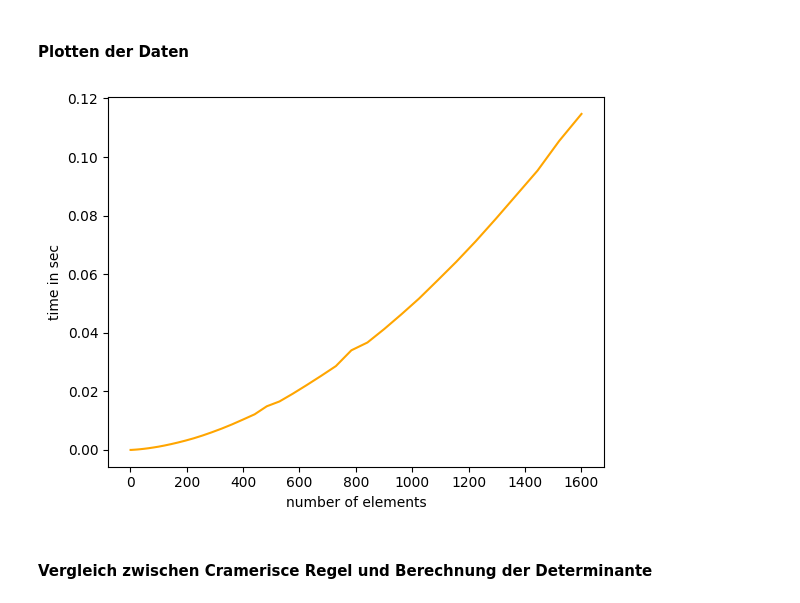
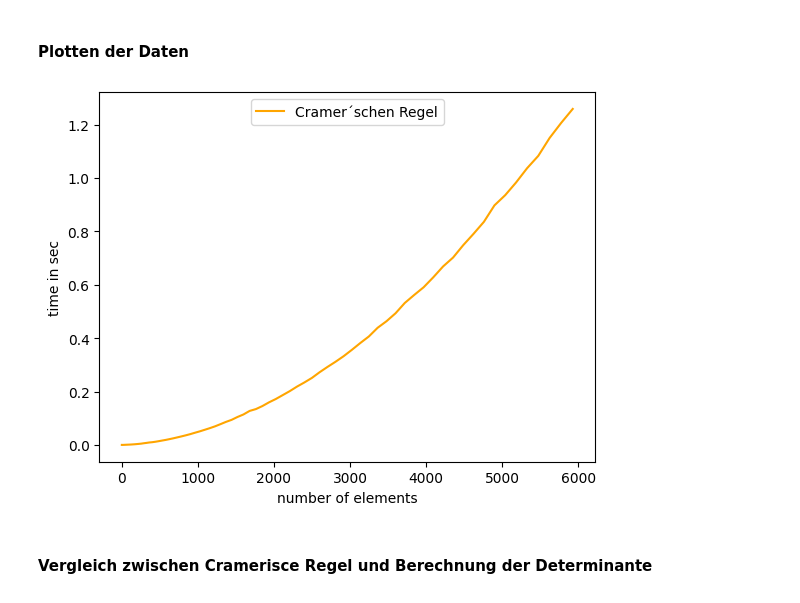
Before and after one commit to FelixWoRe/mathe-cramersche-regel, a Jupyter notebook: mathe.ipynb, the cells around one changed output. Drawn from its saved outputs; the diff is of its cells as text; code cells hidden in the pictures.

```diff
--- a/mathe.ipynb
+++ b/mathe.ipynb
@@ -75,3 +75,16 @@ test = cramerische_regel(matrix, loesung)
 print(test)
 # %% [output]
 [6.25, -3.75, 2.5000000000000004]
+# %%
+# Beispielrechung (Rechenfehler)
+matrix = [[92388, 58526, 17401], [75621, 4783, 98154], [26878, 26427, 50936]]
+loesung = [39662, 58691, 90459]
+print('Originalmatrix: ',matrix, '\nLösungsvektor:', loesung)
+for i in range(len(matrix)): # calculate the solution with cramer's rule
+    new_matrix = copy.deepcopy(matrix)
+    for j in range(len(matrix)): # replace the column with the solution
+        new_matrix[i][j] = loesung[j]
+    print('\n'+str(i + 1)+'.', 'UnterMatrix:',new_matrix)
+    print('DetA_'+str(i + 1)+' =',calc_determinant(new_matrix))
+result_cra = cramerische_regel(matrix, loesung)
+print('\nLösung:', result_cra)
@@ -109,25 +136,27 @@ def gen_test_matrix_mit_loesung(size): # fuction to generate test data with solu
     return data, result
 # %%
 # generate test data and caculate the mean
+matrix_size = 77
 data, result = gen_test_matrix_mit_loesung(matrix_size)
-for i in range(100):
+for i in range(0):
     new_data, new_result = gen_test_matrix_mit_loesung(matrix_size)
     for j in range(len(data)):
         data[j][1] += new_data[j][1]
 for i in range(len(data)):
-    data[i][1] /= 100
+    data[i][1] /= 1
 data_cra = data
 # %% [markdown]
 #### Plotten der Daten
 # %%
 x_cra = [data_cra[i][0] for i in range(len(data_cra))]
 y_cra = [data_cra[i][1] for i in range(len(data_cra))]
-plt.plot(x_cra, y_cra, label="Cramerische Regel", color="orange")
+plt.plot(x_cra, y_cra, label="Cramer´schen Regel", color="orange")
 plt.ylabel("time in sec")
 plt.xlabel("number of elements")
+leg = plt.legend(loc='upper center')
 plt.show()
 # %% [output]
-[figure, old version]
+[figure, new version]
 # %% [markdown]
 #### Vergleich zwischen Cramerisce Regel und Berechnung der Determinante
 # %%
```
Also changed, not shown: parts of 6 cells of this notebook, 1 other file.
